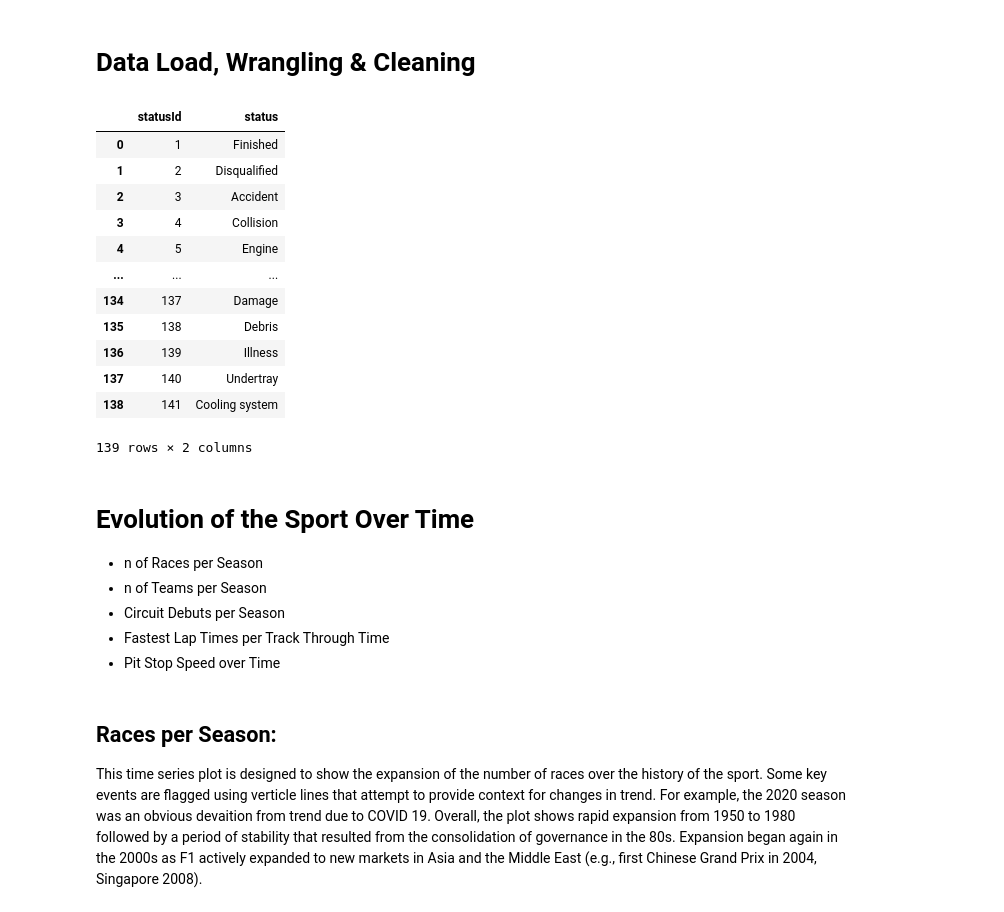
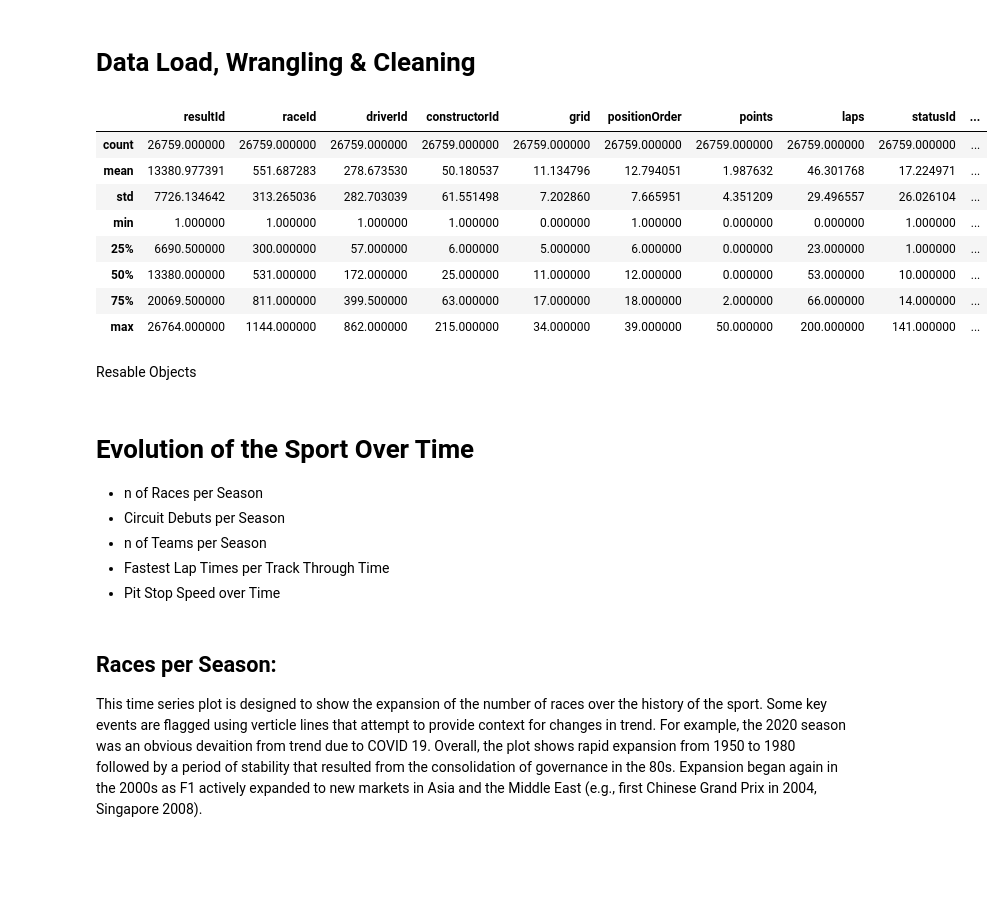
Before and after one commit to davidgoins236/data_viz_final_project, a Jupyter notebook: data_viz_final_project.ipynb, the cells around one changed output. Saved outputs shown, nothing was run; the diff lists cells and outputs as text; code cells hidden in the pictures; blank space fills up the shorter version.

```diff
--- a/data_viz_final_project.ipynb
+++ b/data_viz_final_project.ipynb
@@ -45,19 +40,22 @@ results = pd.read_csv('results.csv')
 seasons = pd.read_csv('seasons.csv')
 sprint = pd.read_csv('sprint_results.csv')
 status = pd.read_csv('status.csv')
-# %%
-status
-# %% [output]
-|  | statusId | status |
-| 0 | 1 | Finished |
-| 1 | 2 | Disqualified |
-| 2 | 3 | Accident |
-| 3 | 4 | Collision |
-| 4 | 5 | Engine |
-| ... | ... | ... |
-| 134 | 137 | Damage |
-| 135 | 138 | Debris |
-| 136 | 139 | Illness |
-| 137 | 140 | Undertray |
-| 138 | 141 | Cooling system |
-139 rows × 2 columns
+# %%
+combined_results_df = results.merge(races, how = 'left', on = 'raceId',suffixes=['_result','_race'])\
+    .merge(drivers, how = 'left', on = 'driverId',suffixes=['','_driver'])\
+    .merge(constructors, how = 'left', on = 'constructorId',suffixes=['','_constructor'])\
+    .merge(circuits, how = 'left', on = 'circuitId',suffixes=['','_circuit'])
+
+combined_results_df.describe()
+# %% [output]
+|  | resultId | raceId | driverId | constructorId | grid | positionOrder | points | laps | statusId | ... |
+| count | 26759.000000 | 26759.000000 | 26759.000000 | 26759.000000 | 26759.000000 | 26759.000000 | 26759.000000 | 26759.000000 | 26759.000000 | ... |
+| mean | 13380.977391 | 551.687283 | 278.673530 | 50.180537 | 11.134796 | 12.794051 | 1.987632 | 46.301768 | 17.224971 | ... |
+| std | 7726.134642 | 313.265036 | 282.703039 | 61.551498 | 7.202860 | 7.665951 | 4.351209 | 29.496557 | 26.026104 | ... |
+| min | 1.000000 | 1.000000 | 1.000000 | 1.000000 | 0.000000 | 1.000000 | 0.000000 | 0.000000 | 1.000000 | ... |
+| 25% | 6690.500000 | 300.000000 | 57.000000 | 6.000000 | 5.000000 | 6.000000 | 0.000000 | 23.000000 | 1.000000 | ... |
+| 50% | 13380.000000 | 531.000000 | 172.000000 | 25.000000 | 11.000000 | 12.000000 | 0.000000 | 53.000000 | 10.000000 | ... |
+| 75% | 20069.500000 | 811.000000 | 399.500000 | 63.000000 | 17.000000 | 18.000000 | 2.000000 | 66.000000 | 14.000000 | ... |
+| max | 26764.000000 | 1144.000000 | 862.000000 | 215.000000 | 34.000000 | 39.000000 | 50.000000 | 200.000000 | 141.000000 | ... |
+# %% [markdown]
+Resable Objects
@@ -64,8 +75,8 @@ status
 # %% [markdown]
 # Evolution of the Sport Over Time
  - n of Races per Season
+ - Circuit Debuts per Season
  - n of Teams per Season
- - Circuit Debuts per Season
  - Fastest Lap Times per Track Through Time
  - Pit Stop Speed over Time
 # %% [markdown]
```
Also changed, not shown: parts of 15 cells of this notebook.
